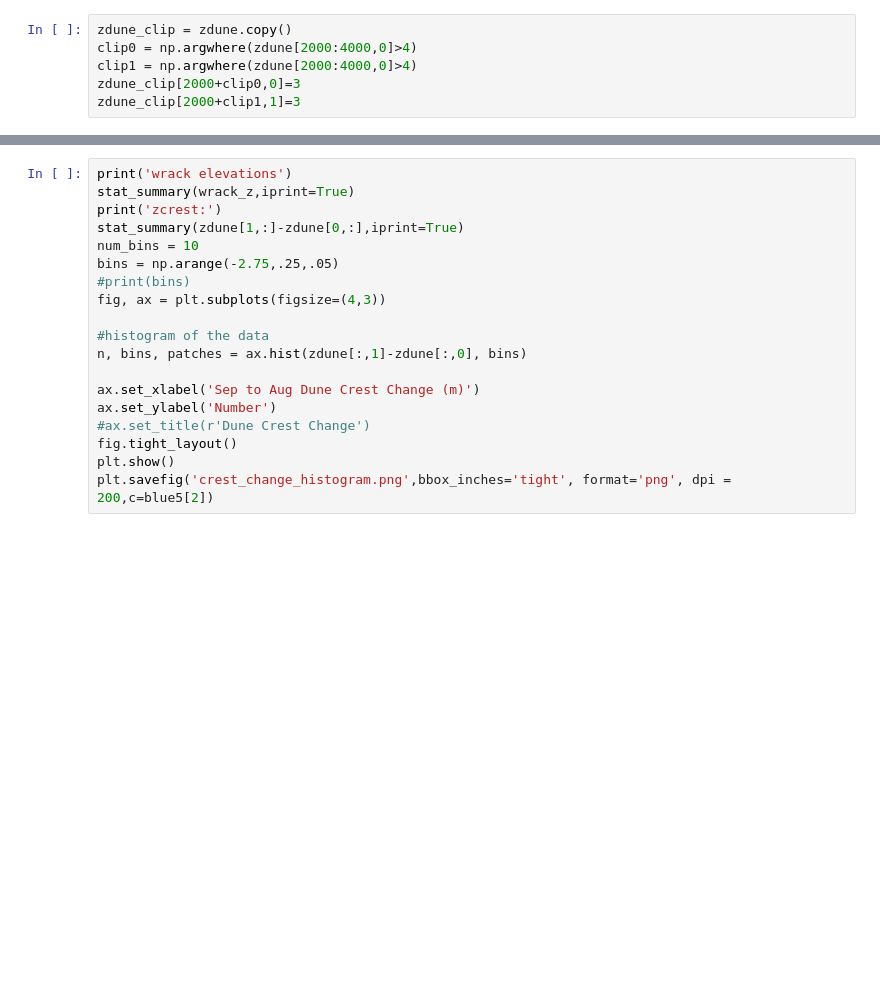
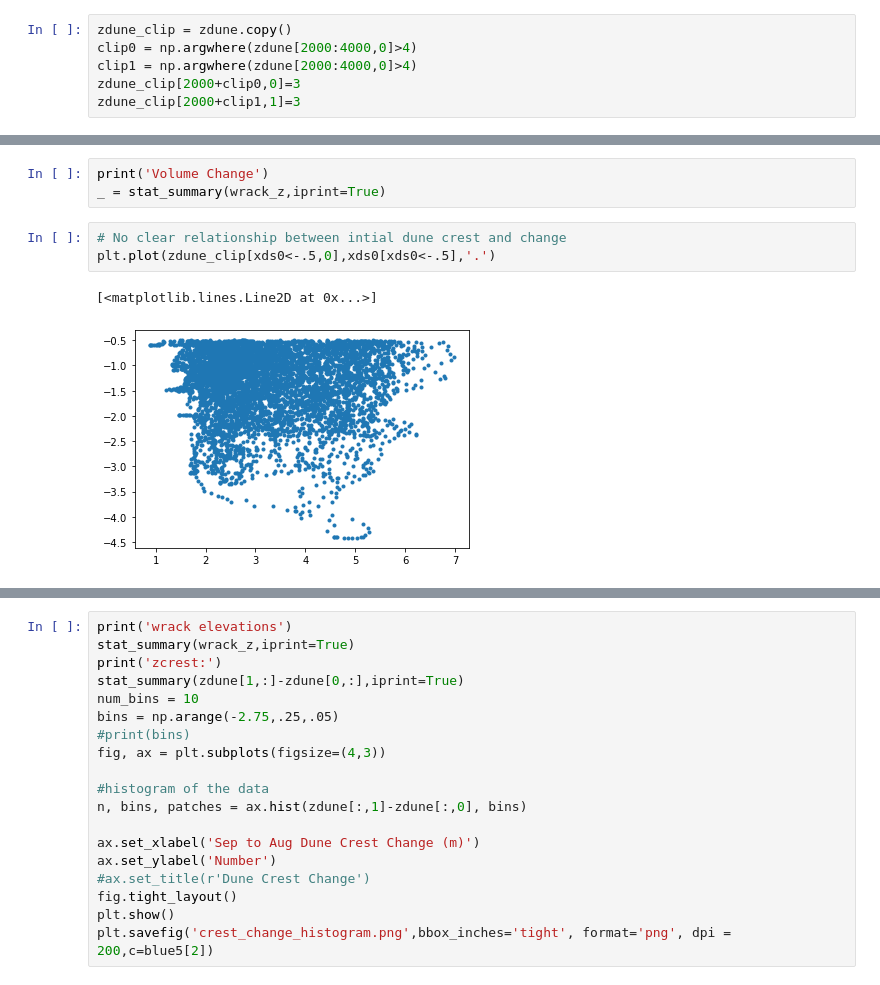
Before and after one commit to csherwood-usgs/CoreBx, a Jupyter notebook: CoreBx_process.ipynb, the cells around one changed output, grey strips where cells are left out. Saved outputs shown, nothing was run; the diff lists cells and outputs as text; blank space fills up the shorter version.

```diff
--- a/CoreBx_process.ipynb
+++ b/CoreBx_process.ipynb
@@ -1405,0 +1445,9 @@ plt.savefig(fig_name,bbox_inches='tight', format='png', dpi = 200)
+# %%
+print('Volume Change')
+_ = stat_summary(wrack_z,iprint=True)
+# %%
+# No clear relationship between intial dune crest and change
+plt.plot(zdune_clip[xds0<-.5,0],xds0[xds0<-.5],'.')
+# %% [output]
+[<matplotlib.lines.Line2D at 0x...>]
+[figure, added]
```
Also changed, not shown: parts of 12 cells of this notebook.
